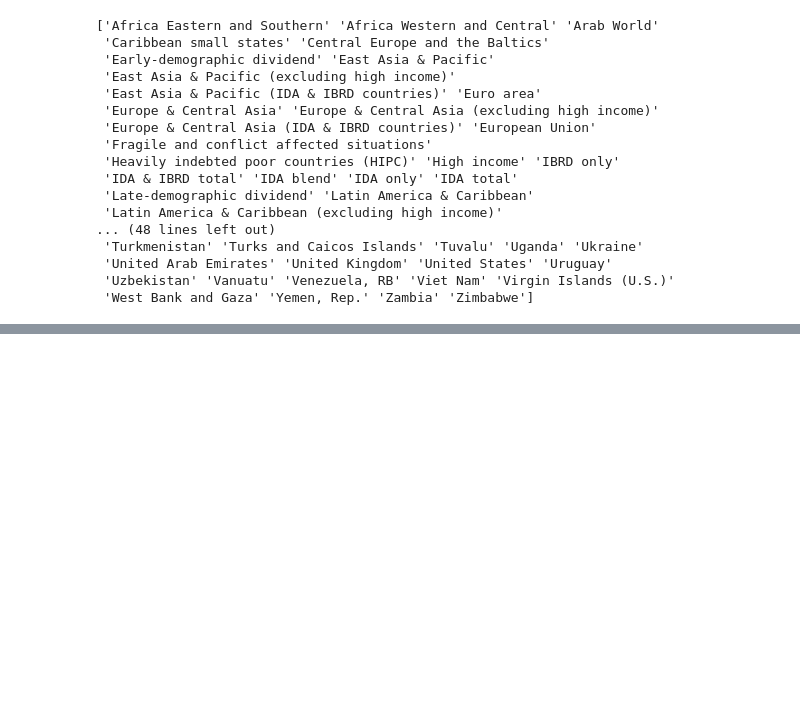
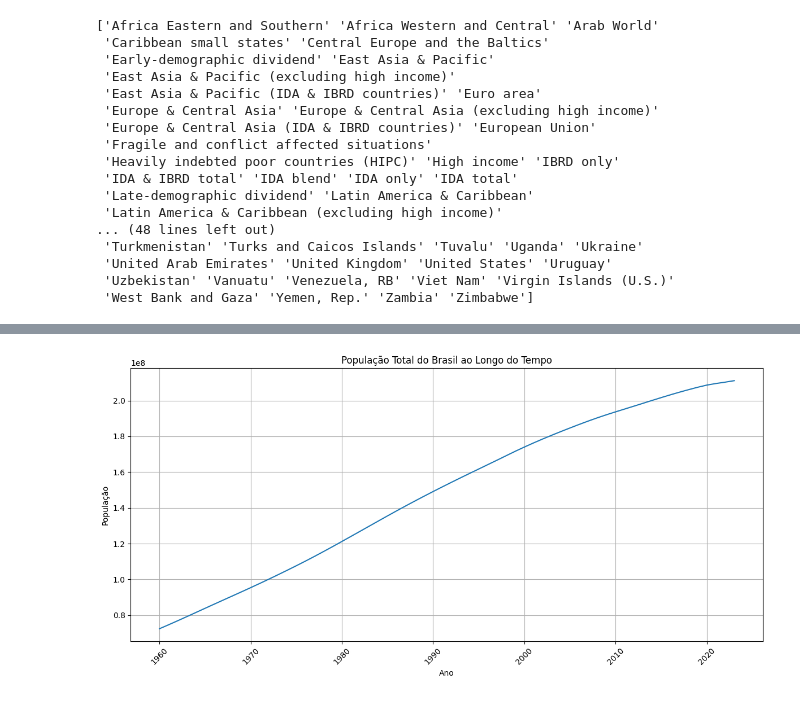
Before and after one commit to PrimeRibs2501/SME0852-SME0829, a Jupyter notebook: trab3.ipynb, the cells around one changed output, grey strips where cells are left out. Drawn from its saved outputs; the diff is of its cells as text; code cells hidden in the pictures; blank space fills up the shorter version.

```diff
--- a/trab3.ipynb
+++ b/trab3.ipynb
@@ -195,0 +185,3 @@ Argentina.head()
+# %%
+brasil = sub_dfs_por_pais["Brazil"]
+brasil.head()
@@ -195,0 +262,14 @@ Argentina.head()
+# %%
+# Visualizar a tendência histórica da população total
+plt.figure(figsize=(12, 6))
+pop_brasil = brasil[brasil['Indicator Name'] == 'Population, total']
+sns.lineplot(data=pop_brasil, x='Year', y='Value')
+plt.title('População Total do Brasil ao Longo do Tempo')
+plt.ylabel('População')
+plt.xlabel('Ano')
+plt.grid(True)
+plt.xticks(rotation=45)
+plt.tight_layout()
+plt.show()
+# %% [output]
+[figure, added]
```
Also changed, not shown: parts of 15 cells of this notebook, 1 other file.
